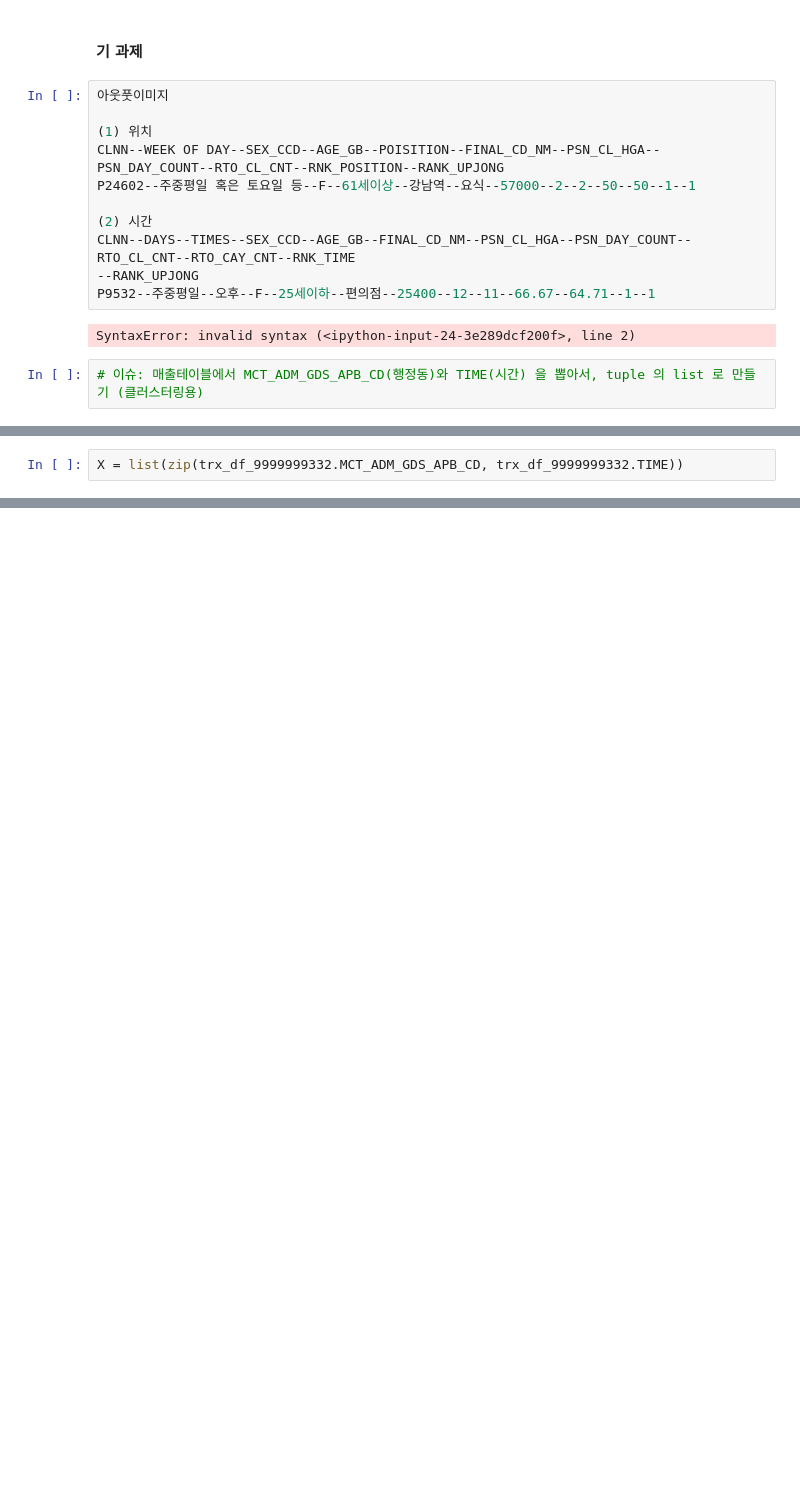
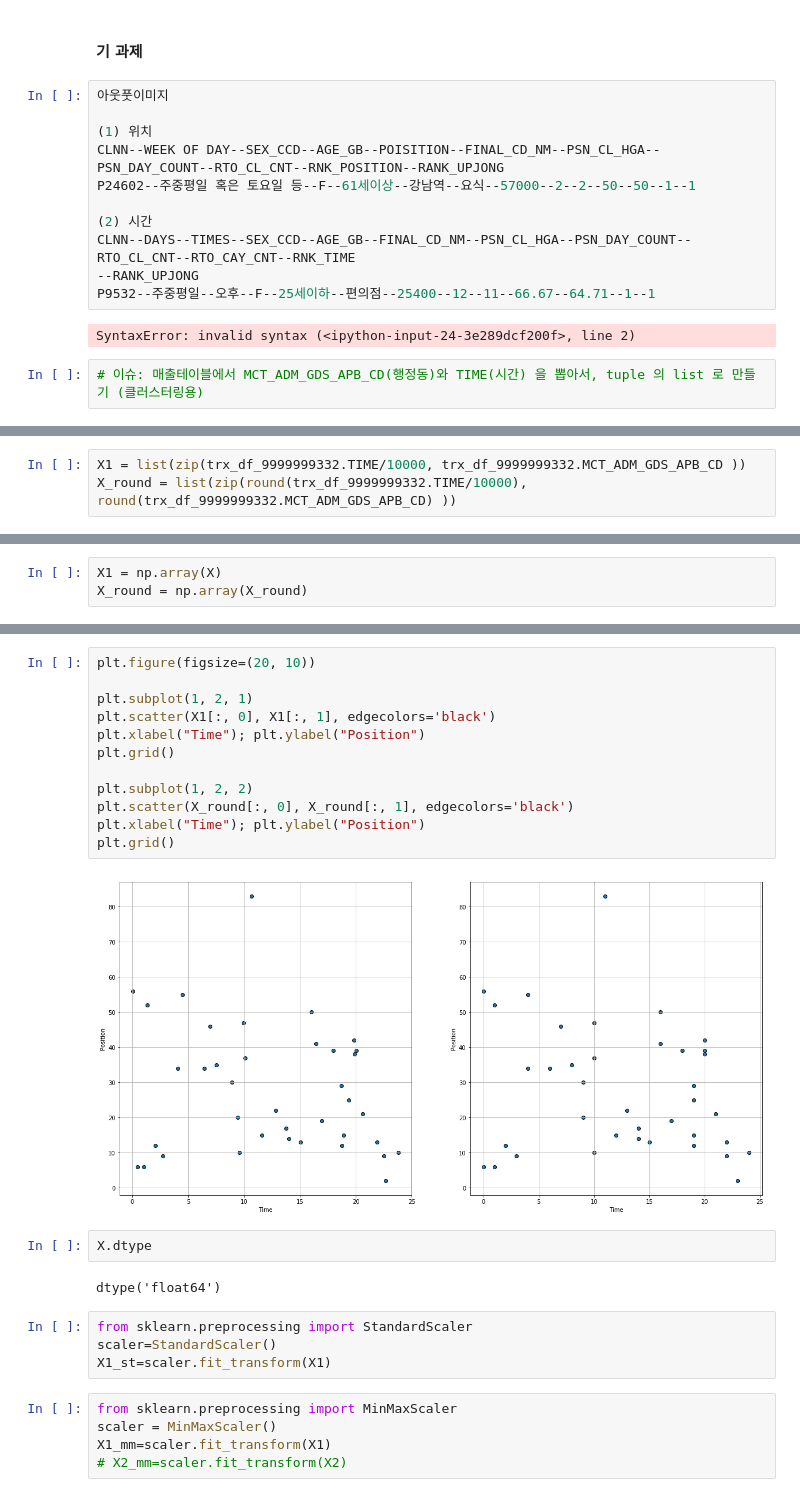
Before and after one commit to mchoimis/-, a Jupyter notebook: test-pandas.ipynb, the cells around one changed output, grey strips where cells are left out. Cells and saved outputs as stored; diff of their text form; blank space fills up the shorter version.

```diff
--- a/test-pandas.ipynb
+++ b/test-pandas.ipynb
@@ -594,2 +624,3 @@ trx_df.dropna()
 # %%
-X = list(zip(trx_df_9999999332.MCT_ADM_GDS_APB_CD, trx_df_9999999332.TIME))
+X1 = list(zip(trx_df_9999999332.TIME/10000, trx_df_9999999332.MCT_ADM_GDS_APB_CD ))
+X_round = list(zip(round(trx_df_9999999332.TIME/10000), round(trx_df_9999999332.MCT_ADM_GDS_APB_CD) ))
@@ -600,0 +627,3 @@ plt.scatter(X[:, 0], X[:, 1])
+# %%
+X1 = np.array(X)
+X_round = np.array(X_round)
@@ -600,0 +642,27 @@ plt.scatter(X[:, 0], X[:, 1])
+# %%
+plt.figure(figsize=(20, 10))
+
+plt.subplot(1, 2, 1)
+plt.scatter(X1[:, 0], X1[:, 1], edgecolors='black')
+plt.xlabel("Time"); plt.ylabel("Position")
+plt.grid()
+
+plt.subplot(1, 2, 2)
+plt.scatter(X_round[:, 0], X_round[:, 1], edgecolors='black')
+plt.xlabel("Time"); plt.ylabel("Position")
+plt.grid()
+# %% [output]
+[figure, added]
+# %%
+X.dtype
+# %% [output]
+dtype('float64')
+# %%
+from sklearn.preprocessing import StandardScaler
+scaler=StandardScaler()
+X1_st=scaler.fit_transform(X1)
+# %%
+from sklearn.preprocessing import MinMaxScaler
+scaler = MinMaxScaler()
+X1_mm=scaler.fit_transform(X1)
+# X2_mm=scaler.fit_transform(X2)
```
Also changed, not shown: parts of 15 cells of this notebook.
